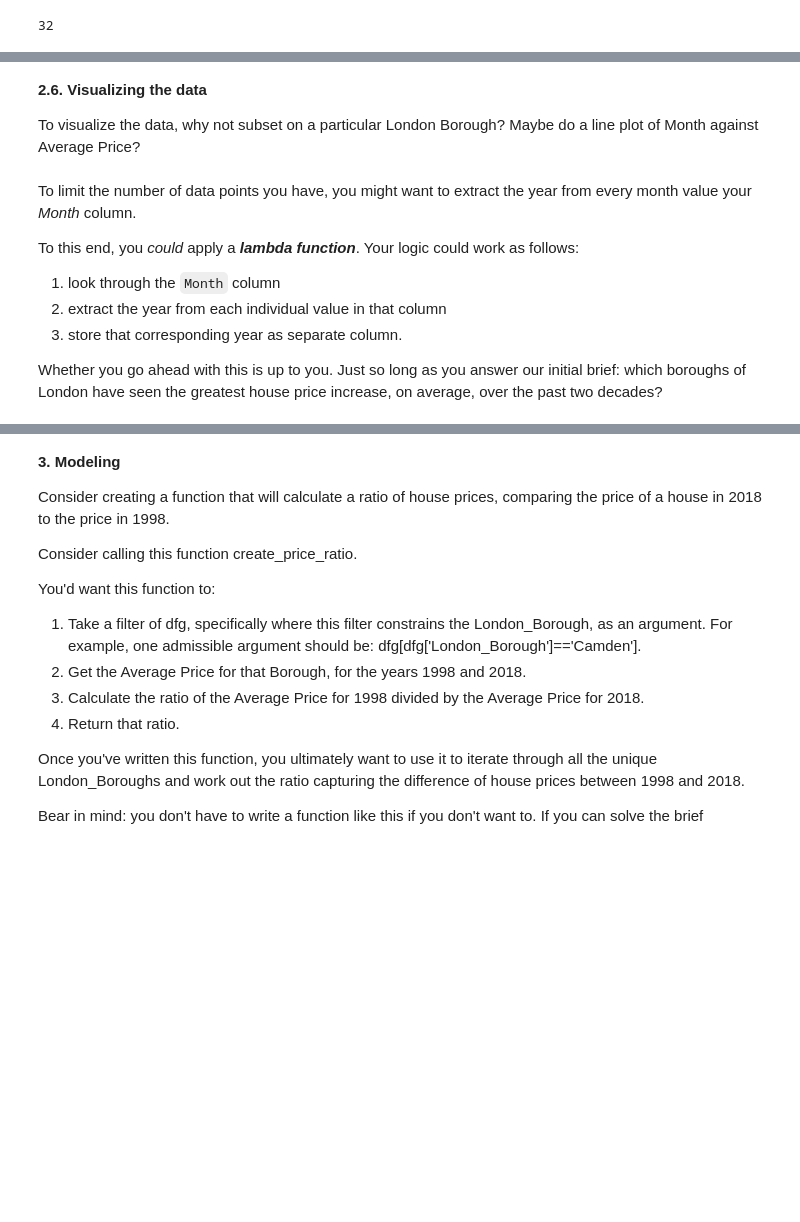
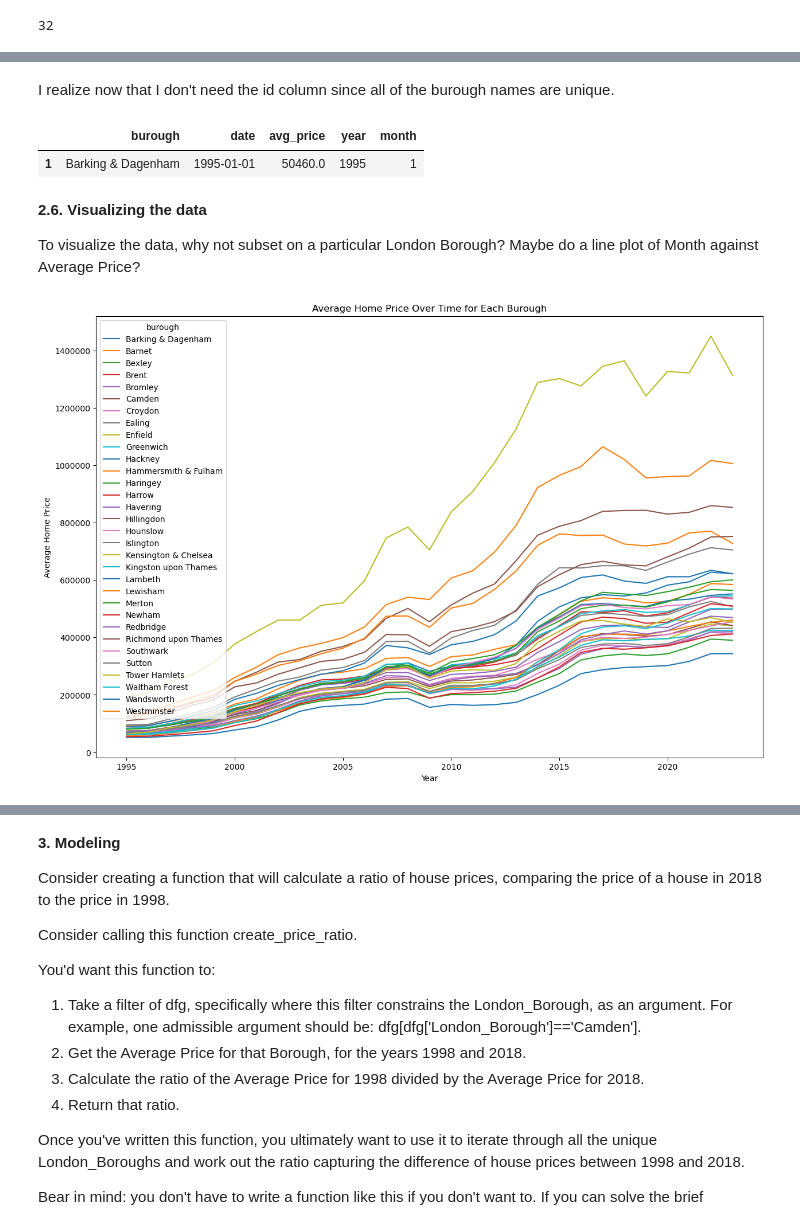
Before and after one commit to dezertdweller/springboard-data-science-projects, a Jupyter notebook: london-housing-analysis.ipynb, the cells around one changed output, grey strips where cells are left out. Cells and saved outputs as stored; diff of their text form; code cells hidden in the pictures; blank space fills up the shorter version.

Commit message:
Analyzed data to answer project question.

```diff
--- a/london-housing-analysis.ipynb
+++ b/london-housing-analysis.ipynb
@@ -490,7 +491,7 @@ london_burough_names = ['Westminster', 'Kensington & Chelsea', 'Hammersmith & Fu
                         'Hillingdon']
 
 # subset dataframe again
-london_buroughs = properties_transformed[properties_transformed['burough'].isin(london_burough_names)]
+london_buroughs = properties_transformed[properties_transformed['burough'].isin(london_burough_names)].copy()
 
 # check the number of buroughs
 print(london_buroughs['burough'].nunique())
@@ -498,0 +518,10 @@ print(london_buroughs['burough'].nunique())
+# %%
+# converting the date column to a datetime object
+london_buroughs['date'] = pd.to_datetime(london_buroughs['date'])
+
+# creating year and month columns for further analysis
+london_buroughs['year'] = london_buroughs['date'].dt.year
+london_buroughs['month'] = london_buroughs['date'].dt.month
+
+# view the first few rows of data
+london_buroughs.head()
@@ -499,13 +535,25 @@ print(london_buroughs['burough'].nunique())
+# %% [markdown]
+I realize now that I don't need the id column since all of the burough names are unique.
+# %%
+# removing id column
+london_buroughs.drop(columns='id', inplace=True)
+london_buroughs.head(1)
+# %% [output]
+|  | burough | date | avg_price | year | month |
+| 1 | Barking & Dagenham | 1995-01-01 | 50460.0 | 1995 | 1 |
 # %% [markdown]
 **2.6. Visualizing the data**
 
 To visualize the data, why not subset on a particular London Borough? Maybe do a line plot of Month against Average Price?
-# %% [markdown]
-To limit the number of data points you have, you might want to extract the year from every month value your *Month* column.
-
-To this end, you *could* apply a ***lambda function***. Your logic could work as follows:
-1. look through the `Month` column
-2. extract the year from each individual value in that column
-3. store that corresponding year as separate column.
-
-Whether you go ahead with this is up to you. Just so long as you answer our initial brief: which boroughs of London have seen the greatest house price increase, on average, over the past two decades?
+# %%
+# create a pivot to show the average home price per year for each burough
+avg_price_by_city_vs_year = london_buroughs.pivot_table(values='avg_price', index='burough', columns='year').round()
+# %%
+avg_price_by_city_vs_year.T.plot(figsize=(15,10))
+plt.title('Average Home Price Over Time for Each Burough')
+plt.xlabel('Year')
+plt.ylabel('Average Home Price')
+plt.ticklabel_format(axis='y', style='plain')
+plt.show()
+# %% [output]
+[figure, added]
```
Also changed, not shown: parts of 24 cells of this notebook.
